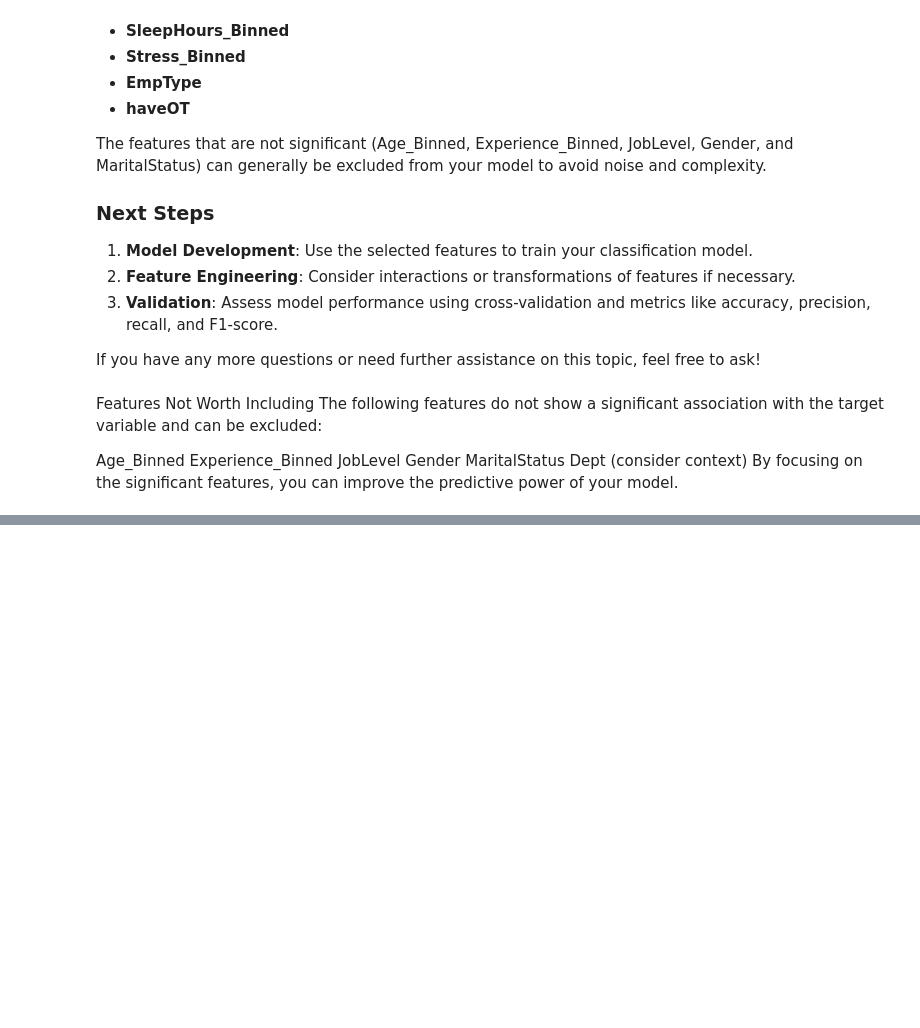
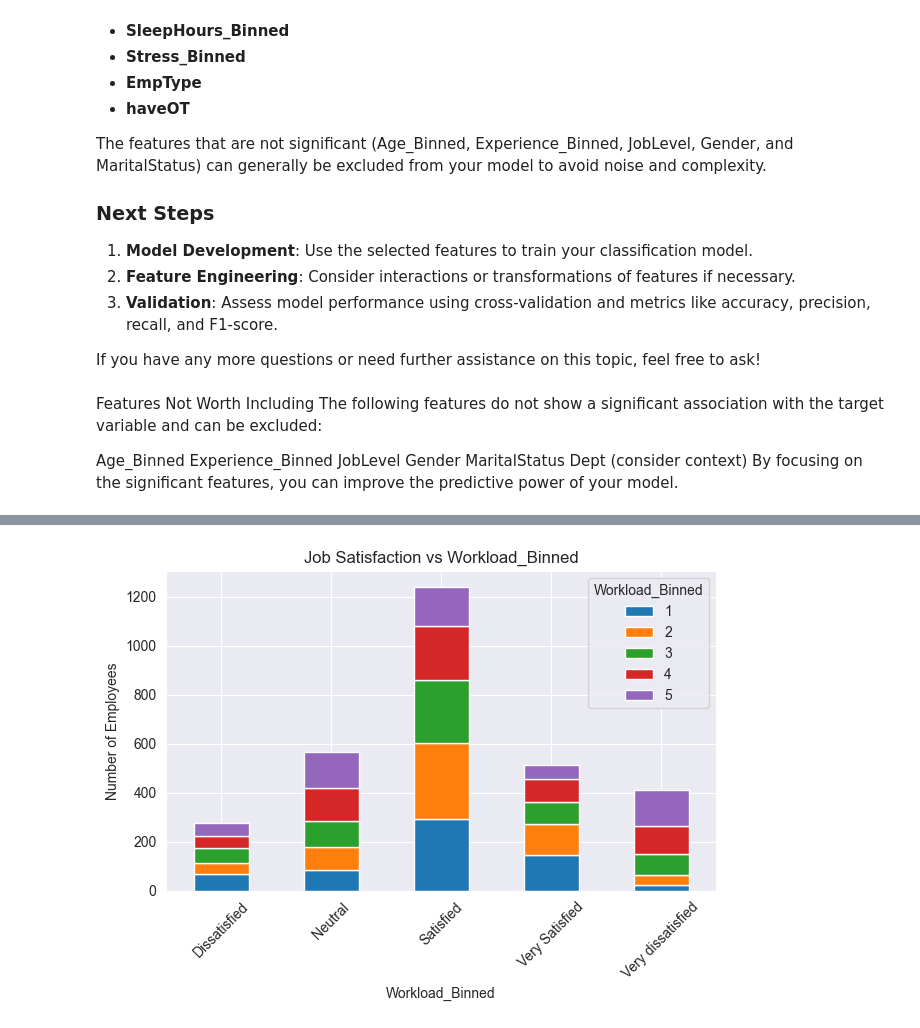
Before and after one commit to wk8481/SatisfactionLevel0, a Jupyter notebook: Notebook/Visualization.ipynb, the cells around one changed output, grey strips where cells are left out. Drawn from its saved outputs; the diff is of its cells as text; code cells hidden in the pictures; blank space fills up the shorter version.

Commit message:
added modified version for chi-square

```diff
--- a/Notebook/Visualization.ipynb
+++ b/Notebook/Visualization.ipynb
@@ -477,0 +503,95 @@ By focusing on the significant features, you can improve the predictive power of
+# %%
+import pandas as pd
+import matplotlib.pyplot as plt
+from scipy.stats import chi2_contingency
+
+
+
+# 1. Convert JobSatisfaction to meaningful labels
+job_satisfaction_mapping = {
+    1: 'Very dissatisfied',
+    2: 'Dissatisfied',
+    3: 'Neutral',
+    4: 'Satisfied',
+    5: 'Very Satisfied'
+}
+df['JobSatisfaction'] = df['JobSatisfaction'].map(job_satisfaction_mapping)
+
+# 2. Define bins and bin the numerical columns
+# Workload: unique values 1 to 5
+df['Workload_Binned'] = pd.cut(df['Workload'], bins=[0, 1, 2, 3, 4, 5], labels=range(1, 6), right=True)
+
+# Age: 20-29, 30-39, 40-49, 50-59, 60-69
+age_bins = [20, 30, 40, 50, 60, 70]
+age_labels = ['20-29', '30-39', '40-49', '50-59', '60-69']
+df['Age_Binned'] = pd.cut(df['Age'], bins=age_bins, labels=age_labels, right=False)
+
+# Stress: unique values 1 to 5
+df['Stress_Binned'] = pd.cut(df['Stress'], bins=[0, 1, 2, 3, 4, 5], labels=range(1, 6), right=True)
+
+# Sleep Hours: 0-10
+sleep_hours_bins = list(range(11))  # Creates bins from 0 to 10
+df['SleepHours_Binned'] = pd.cut(df['SleepHours'], bins=sleep_hours_bins, labels=sleep_hours_bins[:-1], right=False)
+
+# Experience: 1-5, 6-10, 11-15, 16-20, 21-25, 26-30, 31-35
+experience_bins = [0, 5, 10, 15, 20, 25, 30, 35]
+experience_labels = ['1-5', '6-10', '11-15', '16-20', '21-25', '26-30', '31-35']
+df['Experience_Binned'] = pd.cut(df['Experience'], bins=experience_bins, labels=experience_labels, right=False)
+
+# HaveOT: yes or no
+df['haveOT_Binned'] = df['haveOT'].map({True: 'Yes', False: 'No'})
+
+
+
+# Print the updated DataFrame and its data types
+print(df[['JobSatisfaction', 'Workload_Binned', 'Age_Binned',
+           'Stress_Binned', 'SleepHours_Binned', 'Experience_Binned',
+           'haveOT_Binned']].head())
+print(df.dtypes)
+
+# Chi-squared test
+# List of features to analyze
+features_to_test = [
+    'Workload_Binned', 'SleepHours_Binned', 'Age_Binned', 'Stress_Binned',
+    'Experience_Binned', 'JobLevel', 'Gender', 'MaritalStatus',
+    'Dept', 'EmpType', 'haveOT_Binned'
+]
+
+# Prepare a dictionary to store results
+chi_squared_results = {}
+
+# Loop through each feature, create a contingency table, and perform the chi-squared test
+for feature in features_to_test:
+    # Create contingency table
+    contingency_table = pd.crosstab(df['JobSatisfaction'], df[feature])
+
+    # Perform chi-squared test
+    chi2, p, dof, expected = chi2_contingency(contingency_table)
+
+    # Store results
+    chi_squared_results[feature] = {
+        'chi2': chi2,
+        'p-value': p,
+        'dof': dof,
+        'expected_freq': expected,
+        'contingency_table': contingency_table
+    }
+
+    # Print the results
+    print(f"Feature: {feature}")
+    print(f"Chi-Squared Value: {chi2:.4f}")
+    print(f"P-Value: {p:.4f}")
+    print(f"Degrees of Freedom: {dof}")
+    print("Expected Frequencies:\n", expected)
+    print()
+
+    # Plotting the crosstab for visualization
+    contingency_table.plot(kind='bar', stacked=True)
+    plt.title(f'Job Satisfaction vs {feature}')
+    plt.xlabel(feature)
+    plt.ylabel('Number of Employees')
+    plt.xticks(rotation=45)
+    plt.legend(title=feature)
+    plt.tight_layout()
+    plt.show()
+# %% [output]
@@ -477,0 +615 @@ By focusing on the significant features, you can improve the predictive power of
+[figure, added]
```
Also changed, not shown: parts of 4 cells of this notebook.
